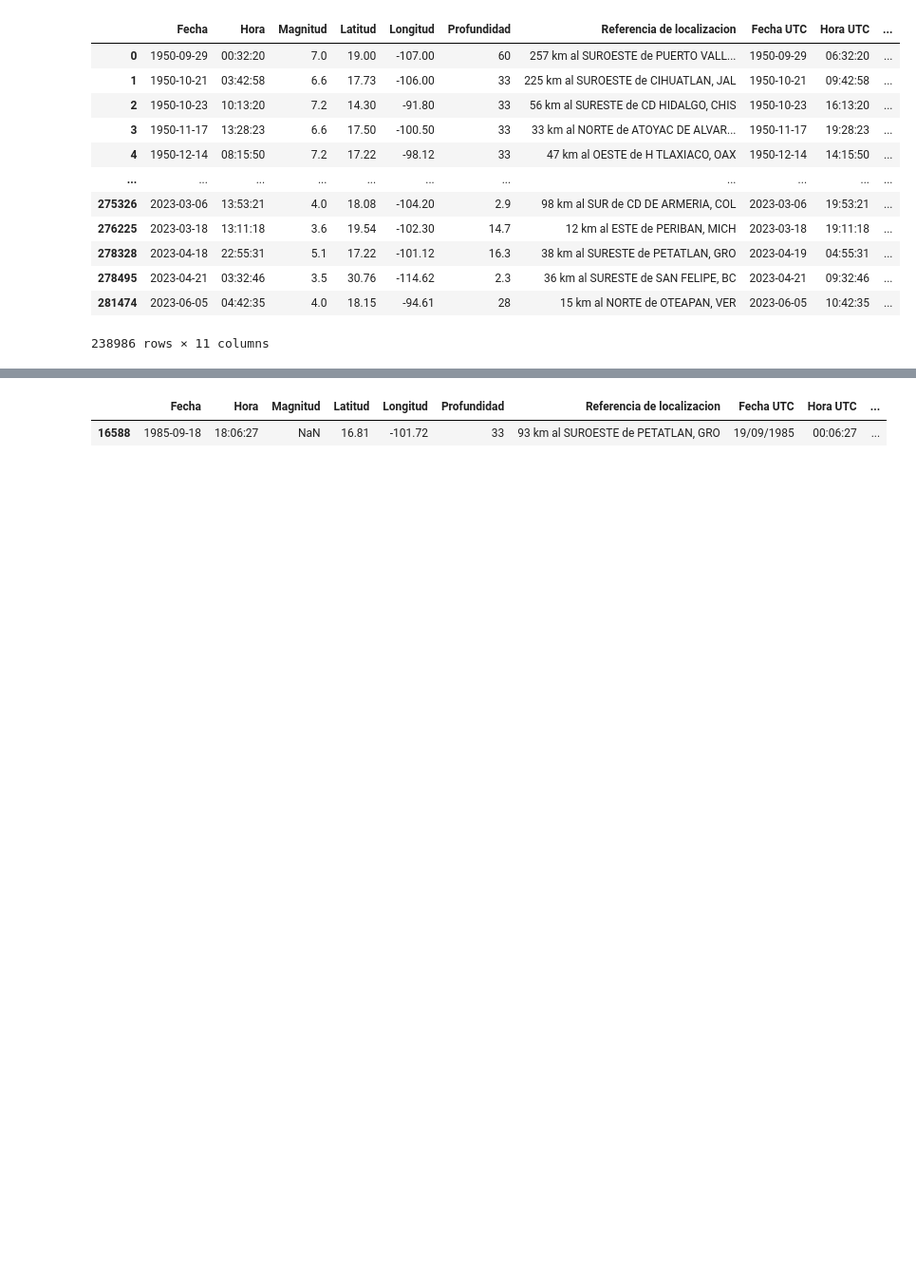
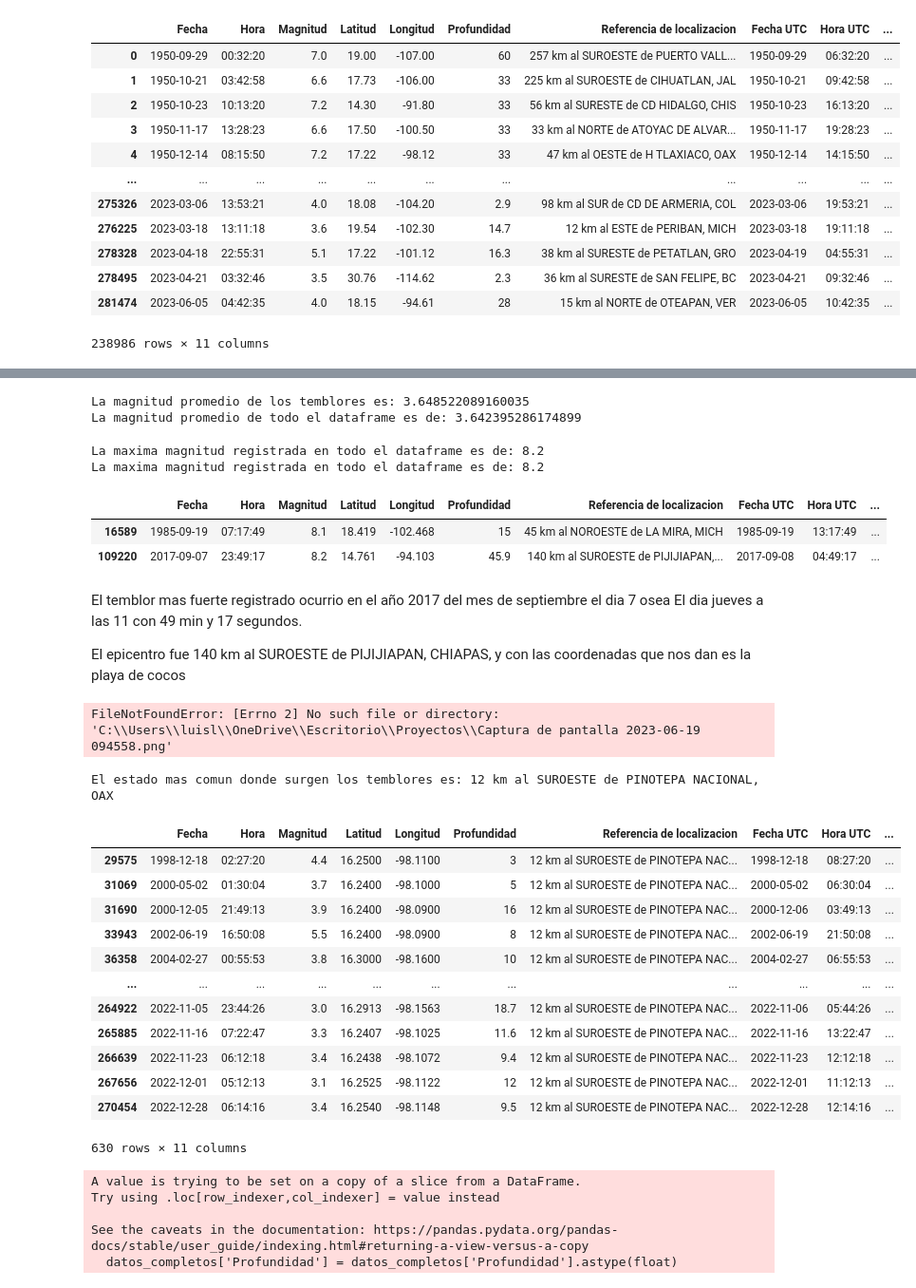
Before and after one commit to MonicaGonzalez30/CienciaDatosLasChicasSuperpoderosas, a Jupyter notebook: Proyectos/Unidad3/Temblores/Temblores.ipynb, the cells around one changed output, grey strips where cells are left out. Shown at 95% size. Drawn from its saved outputs; the diff is of its cells as text; code cells hidden in the pictures; blank space fills up the shorter version.

```diff
--- a/Proyectos/Unidad3/Temblores/Temblores.ipynb
+++ b/Proyectos/Unidad3/Temblores/Temblores.ipynb
@@ -292,5 +335,61 @@ df_T.loc[(df_T['Magnitud'] > 7.0)]
-# %%
-df_T.loc[(df_T['Fecha'] == datetime(1985, 9, 18))].head(50)
-# %% [output]
-|  | Fecha | Hora | Magnitud | Latitud | Longitud | Profundidad | Referencia de localizacion | Fecha UTC | Hora UTC | ... |
-| 16588 | 1985-09-18 | 18:06:27 | NaN | 16.81 | -101.72 | 33 | 93 km al SUROESTE de PETATLAN, GRO | 19/09/1985 | 00:06:27 | ... |
+# %%
+# La magnitud promedido de los temblores registrados en la zona que nos interesa es:
+
+print(f'La magnitud promedio de los temblores es: {datos_completos["Magnitud"].mean()}')
+
+print(f'La magnitud promedio de todo el dataframe es de: {df_T["Magnitud"].mean()}')
+# %% [output]
+La magnitud promedio de los temblores es: 3.648522089160035
+La magnitud promedio de todo el dataframe es de: 3.642395286174899
+# %%
+# El temblor de mayor magnitud registrado en todo el dataframe es de:
+print(f'La maxima magnitud registrada en todo el dataframe es de: {df_T["Magnitud"].max()}')
+
+# El temblor de mayor magnitud registrado en la zona que nos interesa es de:
+print(f'La maxima magnitud registrada en todo el dataframe es de: {datos_completos["Magnitud"].max()}')
+# %% [output]
+La maxima magnitud registrada en todo el dataframe es de: 8.2
+La maxima magnitud registrada en todo el dataframe es de: 8.2
+# %%
+datos_completos.loc[datos_completos['Magnitud']>8]
+# %% [output]
+|  | Fecha | Hora | Magnitud | Latitud | Longitud | Profundidad | Referencia de localizacion | Fecha UTC | Hora UTC | ... |
+| 16589 | 1985-09-19 | 07:17:49 | 8.1 | 18.419 | -102.468 | 15 | 45 km al NOROESTE de LA MIRA, MICH | 1985-09-19 | 13:17:49 | ... |
+| 109220 | 2017-09-07 | 23:49:17 | 8.2 | 14.761 | -94.103 | 45.9 | 140 km al SUROESTE de PIJIJIAPAN,... | 2017-09-08 | 04:49:17 | ... |
+# %% [markdown]
+El temblor mas fuerte registrado ocurrio en el año 2017 del mes de septiembre el dia 7 osea El dia jueves a las 11 con 49 min y 17 segundos.
+
+El epicentro fue 140 km al SUROESTE de PIJIJIAPAN, CHIAPAS, y con las coordenadas que nos dan es la playa de cocos
+# %%
+from PIL import Image
+
+# Abrir la imagen utilizando PIL
+imagen = Image.open("C:\\Users\\luisl\\OneDrive\\Escritorio\\Proyectos\\Captura de pantalla 2023-06-19 094558.png")
+
+# Mostrar la imagen
+plt.imshow(imagen)
+plt.axis('off')  # Ocultar los ejes
+plt.show()
+# %% [output]
+FileNotFoundError: [Errno 2] No such file or directory: 'C:\\Users\\luisl\\OneDrive\\Escritorio\\Proyectos\\Captura de pantalla 2023-06-19 094558.png'
+# %%
+# ¿Cuál es la ubicación más común de los temblores?
+print(f'El estado mas comun donde surgen los temblores es: {datos_completos["Referencia de localizacion"].value_counts().idxmax()}')
+# %% [output]
+El estado mas comun donde surgen los temblores es: 12 km al SUROESTE de PINOTEPA NACIONAL, OAX
+# %%
+datos_completos.loc[datos_completos['Referencia de localizacion']=='12 km al SUROESTE de PINOTEPA NACIONAL, OAX']
+# %% [output]
+|  | Fecha | Hora | Magnitud | Latitud | Longitud | Profundidad | Referencia de localizacion | Fecha UTC | Hora UTC | ... |
+| 29575 | 1998-12-18 | 02:27:20 | 4.4 | 16.2500 | -98.1100 | 3 | 12 km al SUROESTE de PINOTEPA NAC... | 1998-12-18 | 08:27:20 | ... |
+| 31069 | 2000-05-02 | 01:30:04 | 3.7 | 16.2400 | -98.1000 | 5 | 12 km al SUROESTE de PINOTEPA NAC... | 2000-05-02 | 06:30:04 | ... |
+| 31690 | 2000-12-05 | 21:49:13 | 3.9 | 16.2400 | -98.0900 | 16 | 12 km al SUROESTE de PINOTEPA NAC... | 2000-12-06 | 03:49:13 | ... |
+| 33943 | 2002-06-19 | 16:50:08 | 5.5 | 16.2400 | -98.0900 | 8 | 12 km al SUROESTE de PINOTEPA NAC... | 2002-06-19 | 21:50:08 | ... |
+| 36358 | 2004-02-27 | 00:55:53 | 3.8 | 16.3000 | -98.1600 | 10 | 12 km al SUROESTE de PINOTEPA NAC... | 2004-02-27 | 06:55:53 | ... |
+| ... | ... | ... | ... | ... | ... | ... | ... | ... | ... | ... |
+| 264922 | 2022-11-05 | 23:44:26 | 3.0 | 16.2913 | -98.1563 | 18.7 | 12 km al SUROESTE de PINOTEPA NAC... | 2022-11-06 | 05:44:26 | ... |
+| 265885 | 2022-11-16 | 07:22:47 | 3.3 | 16.2407 | -98.1025 | 11.6 | 12 km al SUROESTE de PINOTEPA NAC... | 2022-11-16 | 13:22:47 | ... |
+| 266639 | 2022-11-23 | 06:12:18 | 3.4 | 16.2438 | -98.1072 | 9.4 | 12 km al SUROESTE de PINOTEPA NAC... | 2022-11-23 | 12:12:18 | ... |
+| 267656 | 2022-12-01 | 05:12:13 | 3.1 | 16.2525 | -98.1122 | 12 | 12 km al SUROESTE de PINOTEPA NAC... | 2022-12-01 | 11:12:13 | ... |
+| 270454 | 2022-12-28 | 06:14:16 | 3.4 | 16.2540 | -98.1148 | 9.5 | 12 km al SUROESTE de PINOTEPA NAC... | 2022-12-28 | 12:14:16 | ... |
+630 rows × 11 columns
@@ -296,0 +398,9 @@ df_T.loc[(df_T['Fecha'] == datetime(1985, 9, 18))].head(50)
+# %%
+datos_completos.loc[datos_completos['Profundidad'] == 'no calculable', 'Profundidad'] = np.nan
+datos_completos['Profundidad'] = datos_completos['Profundidad'].astype(float)
+# %% [output]
+A value is trying to be set on a copy of a slice from a DataFrame.
+Try using .loc[row_indexer,col_indexer] = value instead
+
+See the caveats in the documentation: https://pandas.pydata.org/pandas-docs/stable/user_guide/indexing.html#returning-a-view-versus-a-copy
+  datos_completos['Profundidad'] = datos_completos['Profundidad'].astype(float)
```
Also changed, not shown: parts of 22 cells of this notebook, 2 other files.
